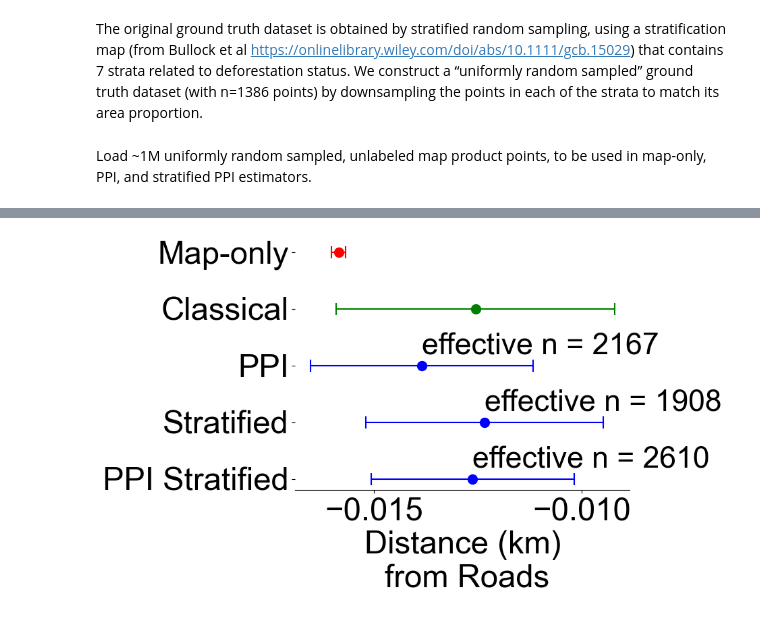
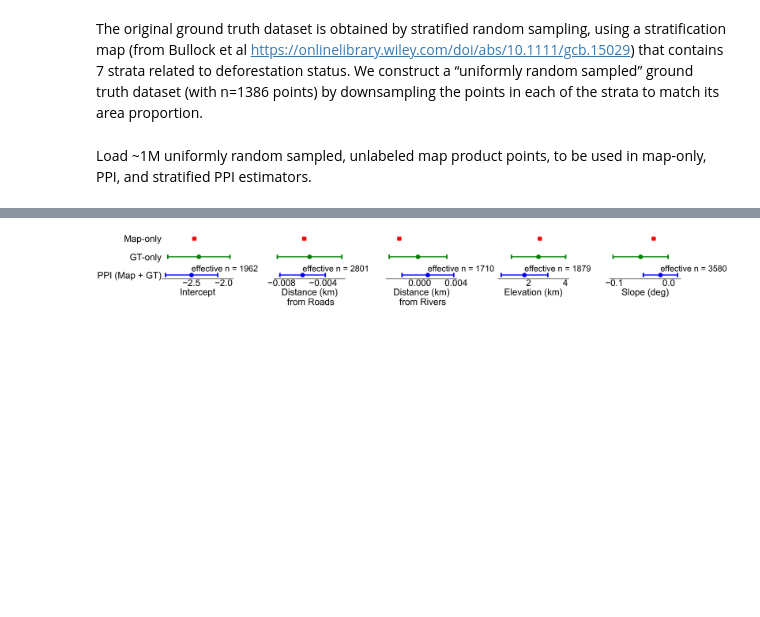
Before and after one commit to Earth-Intelligence-Lab/uncertainty-quantification, a Jupyter notebook: examples/deforestation logistic regression.ipynb, the cells around one changed output, grey strips where cells are left out. Cells and saved outputs as stored; diff of their text form; code cells hidden in the pictures; blank space fills up the shorter version.

Commit message:
new regressions with intercepts

```diff
--- a/examples/deforestation logistic regression.ipynb
+++ b/examples/deforestation logistic regression.ipynb
@@ -58,6 +167,7 @@ destratified_data = destratified_data.reset_index(drop=True)
 Y = np.array(destratified_data["Ground Truth Deforestation in 2000 to 2015"])
 Yhat = np.array(destratified_data["ML Deforestation in 2000 to 2015"])
 X = np.array(destratified_data[covariates])
+Xhat = np.array(destratified_data[covariates])
 # %% [markdown]
 Load ~1M uniformly random sampled, unlabeled map product points, to be used in map-only, PPI, and stratified PPI estimators.
 # %%
@@ -139,4 +245,4 @@ def run_ppi(X, Y, Yhat, X_unlabeled, Yhat_unlabeled, alpha):
     df["estimate"] = 0.5*(df["upper"] + df["lower"])
     return df
 # %%
-df = run_ppi(X, Y, Yhat, X_unlabeled, Yhat_unlabeled, alpha=0.05)
+df = run_ppi(X, Xhat, Xhat_unlabeled, Y, Yhat, Yhat_unlabeled, alpha=0.05)
@@ -270,2 +248,0 @@ def run_ppi_stratified(X, Y, Yhat, X_unlabeled, Yhat_unlabeled, weights, weights
-# %%
-df = run_ppi_stratified(X, Y, Yhat, X_unlabeled, Yhat_unlabeled, weights, weights_unlabeled, alpha=0.05)
@@ -311,44 +251,68 @@ for i, column in enumerate(covariates):
 # %%
 plt.rcParams["font.sans-serif"] = "Arial"
 
-plt.rc('font', size=34)
-plt.rc('axes', titlesize=34)
-plt.rc('axes', labelsize=34)
-plt.rc('xtick', labelsize=34)
-plt.rc('ytick', labelsize=34)
-plt.rc('figure', titlesize=34)
+plt.rc('font', size=51)
+plt.rc('axes', titlesize=51)
+plt.rc('axes', labelsize=51)
+plt.rc('xtick', labelsize=51)
+plt.rc('ytick', labelsize=51)
+plt.rc('figure', titlesize=51)
 # %%
-colors = ['blue', 'blue', 'blue', 'green', 'red']
-covariates_dict = {'distance_from_roads': 'Distance (km)\n from Roads',
+covariates = ["Intercept", "distance_from_roads", "distance_from_rivers", "elevation", "slope"]
+
+covariates_dict = {'Intercept': 'Intercept',
+                   'distance_from_roads': 'Distance (km)\n from Roads',
                    'distance_from_rivers': 'Distance (km)\n from Rivers',
                    'elevation': 'Elevation (km)',
                    'slope': 'Slope (deg)'}
-spacing = 1
+
+ppi_results = df.loc[(df['method'] == 'PPI')]
+ppi_avg_estimates = ppi_results['estimate'].mean(axis=0)
+ppi_avg_widths = ppi_results['width'].mean(axis=0)
+
+classical_results = df.loc[(df['method'] == 'GT-only')]
+classical_avg_estimates = classical_results['estimate'].mean(axis=0)
+classical_avg_widths = classical_results['width'].mean(axis=0)
+
+map_only_estimates = df.loc[df['method']=='Map-only']['estimate'].mean(axis=0)
+map_only_widths = df.loc[df['method']=='Map-only']['width'].mean(axis=0)
+
+# https://stackoverflow.com/questions/59747313/how-can-i-plot-a-confidence-interval-in-python
+fig = plt.figure(figsize=(50,7))
+colors = ['blue', 'green', 'red']
 for i, column in enumerate(covariates):
-    dataset1 = covariates_to_datasets[column]
-    dataset2 = covariates_to_datasets2[column]
-    dataset_final = pd.concat([dataset2, dataset1])
+    data_dict = {}
+    ppi_effective_n = int(np.round(Y.shape[0]*(classical_avg_widths[i]/ppi_avg_widths[i])**2))
+    data_dict['category'] = ['PPI (Map + GT)',
+                             'GT-only',
+                             'Map-only']
+    data_dict['lower'] = [ppi_avg_estimates[i] - ppi_avg_widths[i]/2, classical_avg_estimates[i] - classical_avg_widths[i]/2, map_only_estimates[i] - map_only_widths[i]/2]
+    data_dict['upper'] = [ppi_avg_estimates[i] + ppi_avg_widths[i]/2, classical_avg_estimates[i] + classical_avg_widths[i]/2, map_only_estimates[i] + map_only_widths[i]/2]
+    dataset = pd.DataFrame(data_dict)
 
-    ax = plt.gca()
-    ax.spines['top'].set_visible(False)
-    ax.spines['right'].set_visible(False)
-    ax.spines['left'].set_visible(False)
+    display(dataset)
 
-    for lower,upper,effective_n,y in zip(dataset_final['lower'],dataset_final['upper'],dataset_final['effective sample size'], range(len(dataset_final))):
-        if column in ['distance_from_roads', 'distance_from_rivers', 'elevation']:
-            # convert to using km (instead of m)
-            lower = lower*1000
-            upper = upper*1000
-        plt.scatter([(lower+upper)/2], [spacing*y], color=colors[y], s=100)
-        plt.scatter([lower, upper], [spacing*y, spacing*y], color=colors[y], marker='|', s=150)
-        plt.plot((lower,upper),(spacing*y,spacing*y),color=colors[y])
-        if y in [0, 1, 2]:
-            plt.text((lower+upper)/2, spacing*(y+0.2), f'effective n = {int(effective_n)}', fontsize = 32)
+    subplot = fig.add_subplot(151+i)
+    subplot.spines['top'].set_visible(False)
+    subplot.spines['right'].set_visible(False)
+    subplot.spines['left'].set_visible(False)
+    subplot.spines['bottom'].set_linewidth(2)
+
+    for lower,upper,y in zip(dataset['lower'],dataset['upper'],range(len(dataset))):
+        subplot.scatter([(lower+upper)/2], [y], color=colors[y], s=600)
+        subplot.scatter([lower, upper], [y, y], color=colors[y], marker='|', s=600, lw=8)
+        subplot.plot((lower,upper),(y,y),color=colors[y], lw=6)
+        if y == 0:
+            subplot.text((lower+upper)/2, 0.2, f'effective n = {ppi_effective_n}', fontsize = 47)
+    subplot.xaxis.set_major_locator(plt.MaxNLocator(1))
+    subplot.tick_params(axis=u'both', which=u'both',length=0)
     if i == 0:
-        plt.yticks(spacing*np.arange(len(dataset_final)),list(dataset_final['category']))
+        subplot.set_yticks(range(len(dataset)),list(dataset['category']))
     else:
-        ax.set_yticks([])
-    plt.xlabel(f'{covariates_dict[column]}')
-    plt.savefig(f'output_images/deforestation_log_reg_{column}.png', dpi=300, bbox_inches='tight')
-    plt.show()
+        subplot.set_yticks([])
+    subplot.set_xlabel(f'{covariates_dict[column]}')
+    subplot.set_ylim(-0.2)
+plt.tight_layout()
+plt.savefig(f'output_images/deforestation_log_reg_all.png', dpi=300, bbox_inches='tight')
+plt.show()
 # %% [output]
@@ -355 +339 @@ for i, column in enumerate(covariates):
-[figure, old version]
+[figure, new version]
```
Also changed, not shown: parts of 25 cells of this notebook, 1 other file.
